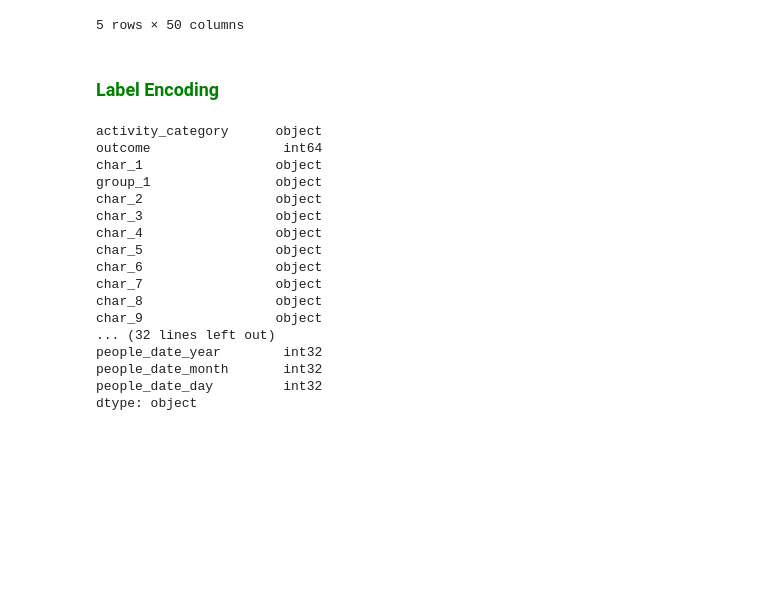
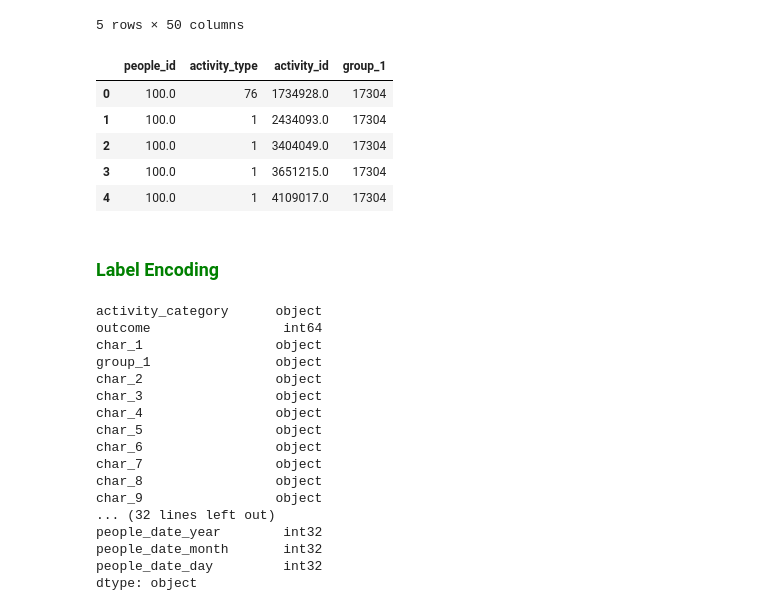
Before and after one commit to juliusmarkwei/Red-Hat-Business-Value, a Jupyter notebook: notebook/index.ipynb, the cells around one changed output. Saved outputs shown, nothing was run; the diff lists cells and outputs as text; code cells hidden in the pictures; blank space fills up the shorter version.

```diff
--- a/notebook/index.ipynb
+++ b/notebook/index.ipynb
@@ -306,10 +306,32 @@ merged_df.head()
 | 3 | ppl_100 | act2_3651215 | type 2 | type 1 | 0 | type 2 | group 17304 | type 2 | type 5 | ... |
 | 4 | ppl_100 | act2_4109017 | type 2 | type 1 | 0 | type 2 | group 17304 | type 2 | type 5 | ... |
 5 rows × 50 columns
-# %%
-# Let's drop the two IDs since we wont be using them in the model development
-
-merged_df = merged_df.drop(["people_id", "activity_id"], axis=1)
+# %%
+# For people ID, we would need to extract values after '_'
+merged_df['people_id'] = merged_df['people_id'].apply(lambda x: x.split("_")[1])
+merged_df['people_id'] = pd.to_numeric(merged_df['people_id'])
+
+# For activity ID also, we would need to extract values after '_'
+merged_df['activity_id'] = merged_df['activity_id'].apply(lambda x: x.split("_")[1])
+merged_df['activity_id'] = pd.to_numeric(merged_df['activity_id'])
+
+# For group_1 , we would need to extract values after ' '
+merged_df['group_1'] = merged_df['group_1'].apply(lambda x: x.split(" ")[1])
+merged_df['group_1'] = pd.to_numeric(merged_df['group_1'])
+
+# For activity_type , we would need to extract values after ' '
+merged_df['activity_type'] = merged_df['activity_type'].apply(lambda x: x.split(" ")[1])
+merged_df['activity_type'] = pd.to_numeric(merged_df['activity_type'])
+
+# Double check the new values in the dataframe
+merged_df[["people_id","activity_type","activity_id", "group_1"]].head()
+# %% [output]
+|  | people_id | activity_type | activity_id | group_1 |
+| 0 | 100.0 | 76 | 1734928.0 | 17304 |
+| 1 | 100.0 | 1 | 2434093.0 | 17304 |
+| 2 | 100.0 | 1 | 3404049.0 | 17304 |
+| 3 | 100.0 | 1 | 3651215.0 | 17304 |
+| 4 | 100.0 | 1 | 4109017.0 | 17304 |
 # %%
 # I had to save the datframe after featue engineering. note that I ahd to compressed the size of the data to save storage
 
```
